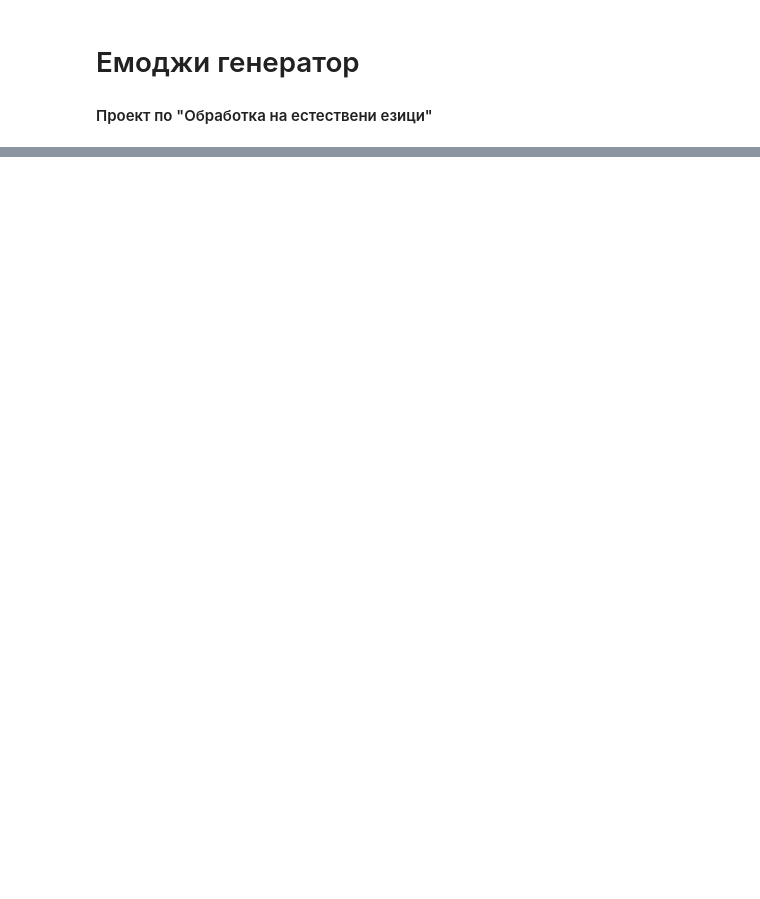
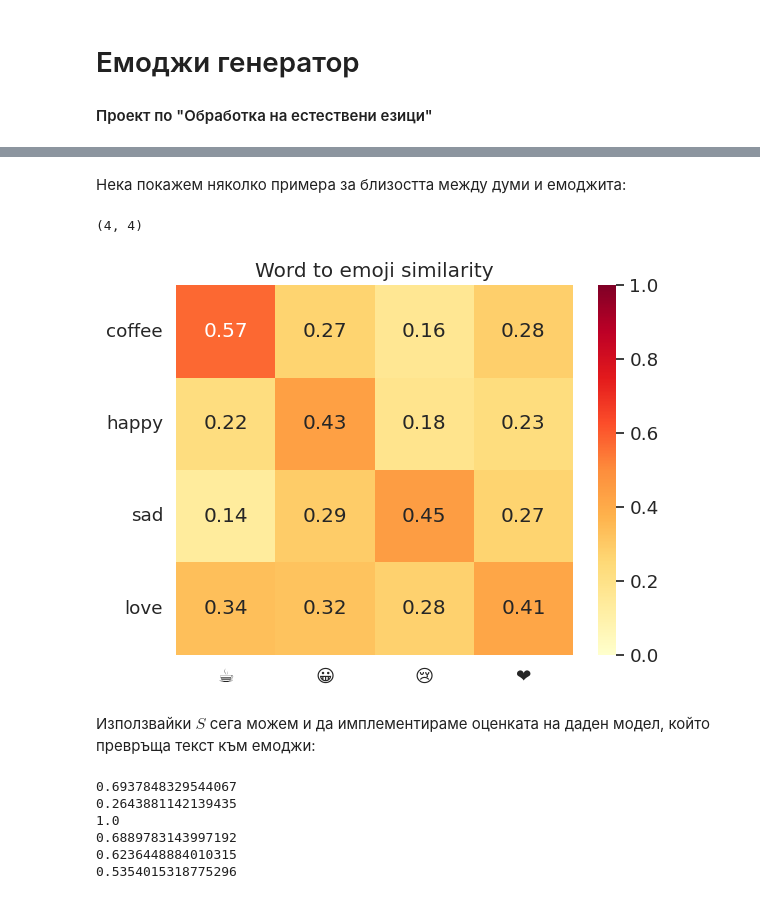
Before and after one commit to ivanasen/emoji_generator, a Jupyter notebook: ivanasen_final.ipynb, the cells around one changed output, grey strips where cells are left out. Cells and saved outputs as stored; diff of their text form; code cells hidden in the pictures; blank space fills up the shorter version.

```diff
--- a/ivanasen_final.ipynb
+++ b/ivanasen_final.ipynb
@@ -3,0 +24,11 @@
+# %%
+nltk.download('punkt_tab')
+nltk.download('brown')
+from nltk.corpus import brown
+
+emojis_dataset = pd.read_csv("./emojis.csv")
+emoji_to_name = {}
+for _, emoji in emojis_dataset.iterrows():
+  emoji_to_name[emoji.Representation] = emoji.Name
+
+embed = hub.load("https://tfhub.dev/google/universal-sentence-encoder/4")
@@ -82,0 +161,32 @@ $$
+# %% [markdown]
+Нека покажем няколко примера за близостта между думи и емоджита:
+# %%
+def plot_similarities(words, emojis):
+  message_embeddings = embed(words)
+  emoji_names = [emoji_to_name[emoji] for emoji in emojis]
+  emoji_embeddings = embed(emoji_names)
+
+  corr = np.inner(message_embeddings, emoji_embeddings)
+  print(corr.shape)
+
+  # print(matplotlib.font_manager.findSystemFonts(fontpaths=None, fontext='ttf'))
+  sns.set(font_scale=1.2)
+  g = sns.heatmap(
+      corr,
+      xticklabels=emojis,
+      yticklabels=words,
+      annot=True,
+      vmin=0,
+      vmax=1,
+      cmap="YlOrRd")
+  g.set_yticklabels(words, rotation=0)
+  g.set_title("Word to emoji similarity")
+
+plot_similarities(
+    ["coffee", "happy", "sad", "love"],
+    ["☕", "😀", "😢", "❤️"])
+# %% [output]
+(4, 4)
+[figure, added]
+# %% [markdown]
+Използвайки $S$ сега можем и да имплементираме оценката на даден модел, който превръща текст към емоджи:
@@ -82,0 +219,14 @@ $$
+# %%
+print(eval_single("heart", lambda x: "❤️"))
+print(eval_single("chicken", lambda x: "❤️"))
+print(eval_single("chicken", lambda x: "🐔"))
+print(eval_single("hearts", lambda x: "💞"))
+print(eval_single("hearts", lambda x: "❤️"))
+print(eval_single("police car", lambda x: "police 🚓"))
+# %% [output]
+0.6937848329544067
+0.2643881142139435
+1.0
+0.6889783143997192
+0.6236448884010315
+0.5354015318775296
```
Also changed, not shown: parts of 12 cells of this notebook.
